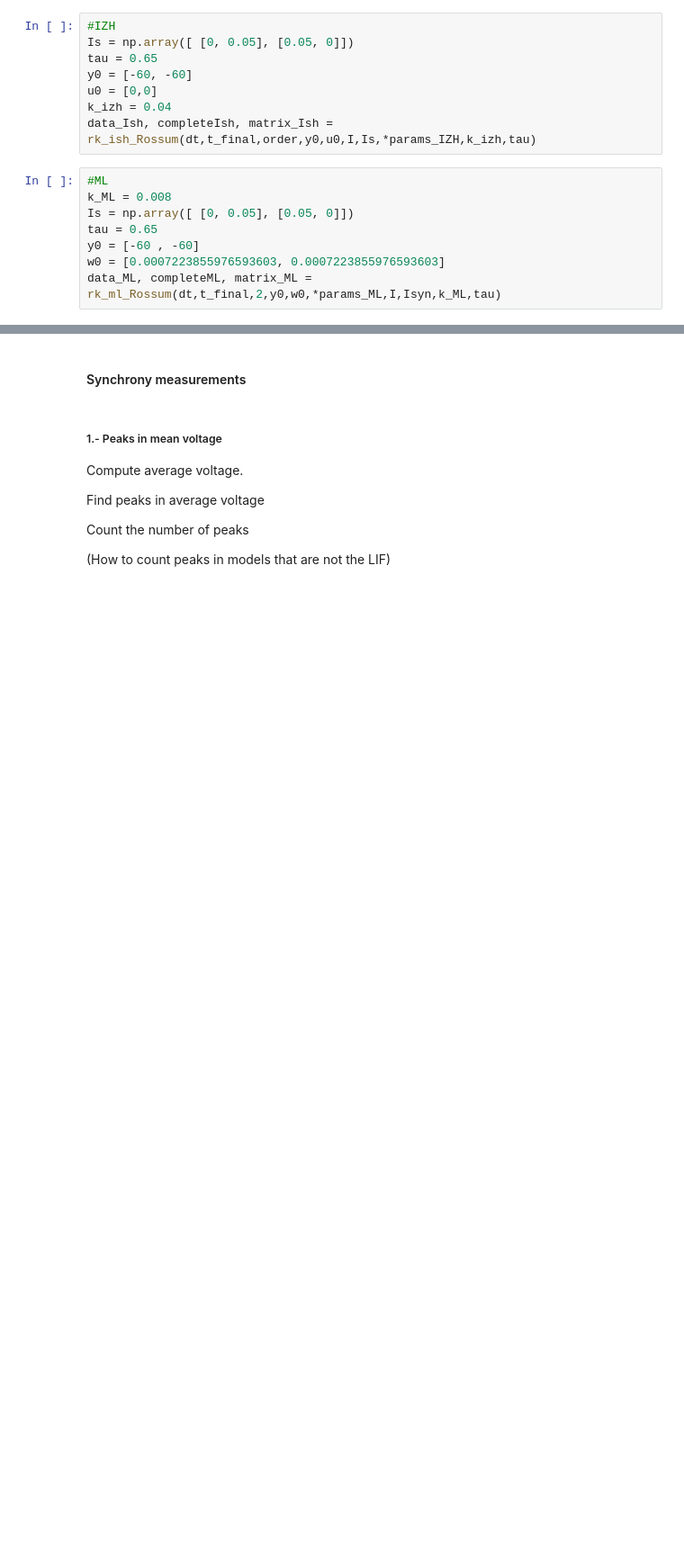
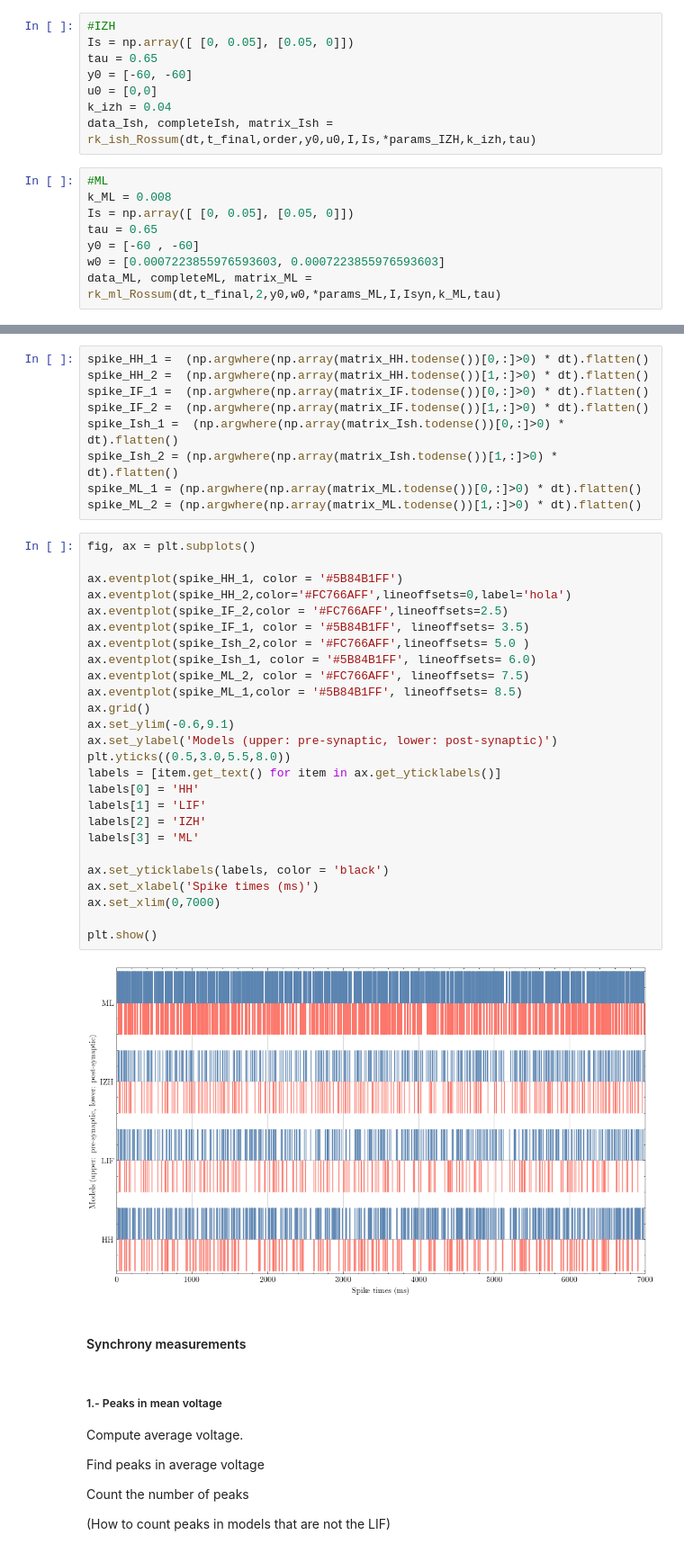
Before and after one commit to Sir-Bip-Bop/Gap-Junction-Coupling-Studies, a Jupyter notebook: synchrony.ipynb, the cells around one changed output, grey strips where cells are left out. Shown at 90% size. Cells and saved outputs as stored; diff of their text form; blank space fills up the shorter version.

```diff
--- a/synchrony.ipynb
+++ b/synchrony.ipynb
@@ -121,3 +90,40 @@ Feels like enough spikes
+# %%
+spike_HH_1 =  (np.argwhere(np.array(matrix_HH.todense())[0,:]>0) * dt).flatten()
+spike_HH_2 =  (np.argwhere(np.array(matrix_HH.todense())[1,:]>0) * dt).flatten()
+spike_IF_1 =  (np.argwhere(np.array(matrix_IF.todense())[0,:]>0) * dt).flatten()
+spike_IF_2 =  (np.argwhere(np.array(matrix_IF.todense())[1,:]>0) * dt).flatten()
+spike_Ish_1 =  (np.argwhere(np.array(matrix_Ish.todense())[0,:]>0) * dt).flatten()
+spike_Ish_2 = (np.argwhere(np.array(matrix_Ish.todense())[1,:]>0) * dt).flatten()
+spike_ML_1 = (np.argwhere(np.array(matrix_ML.todense())[0,:]>0) * dt).flatten()
+spike_ML_2 = (np.argwhere(np.array(matrix_ML.todense())[1,:]>0) * dt).flatten()
+# %%
+fig, ax = plt.subplots()
+
+ax.eventplot(spike_HH_1, color = '#5B84B1FF')
+ax.eventplot(spike_HH_2,color='#FC766AFF',lineoffsets=0,label='hola')
+ax.eventplot(spike_IF_2,color = '#FC766AFF',lineoffsets=2.5)
+ax.eventplot(spike_IF_1, color = '#5B84B1FF', lineoffsets= 3.5)
+ax.eventplot(spike_Ish_2,color = '#FC766AFF',lineoffsets= 5.0 )
+ax.eventplot(spike_Ish_1, color = '#5B84B1FF', lineoffsets= 6.0)
+ax.eventplot(spike_ML_2, color = '#FC766AFF', lineoffsets= 7.5)
+ax.eventplot(spike_ML_1,color = '#5B84B1FF', lineoffsets= 8.5)
+ax.grid()
+ax.set_ylim(-0.6,9.1)
+ax.set_ylabel('Models (upper: pre-synaptic, lower: post-synaptic)')
+plt.yticks((0.5,3.0,5.5,8.0))
+labels = [item.get_text() for item in ax.get_yticklabels()]
+labels[0] = 'HH'
+labels[1] = 'LIF'
+labels[2] = 'IZH'
+labels[3] = 'ML'
+
+ax.set_yticklabels(labels, color = 'black')
+ax.set_xlabel('Spike times (ms)')
+ax.set_xlim(0,7000)
+
+plt.show()
+# %% [output]
+[figure, added]
 # %% [markdown]
 #### Synchrony measurements
 # %% [markdown]
```
Also changed, not shown: parts of 23 cells of this notebook, 2 other files.
